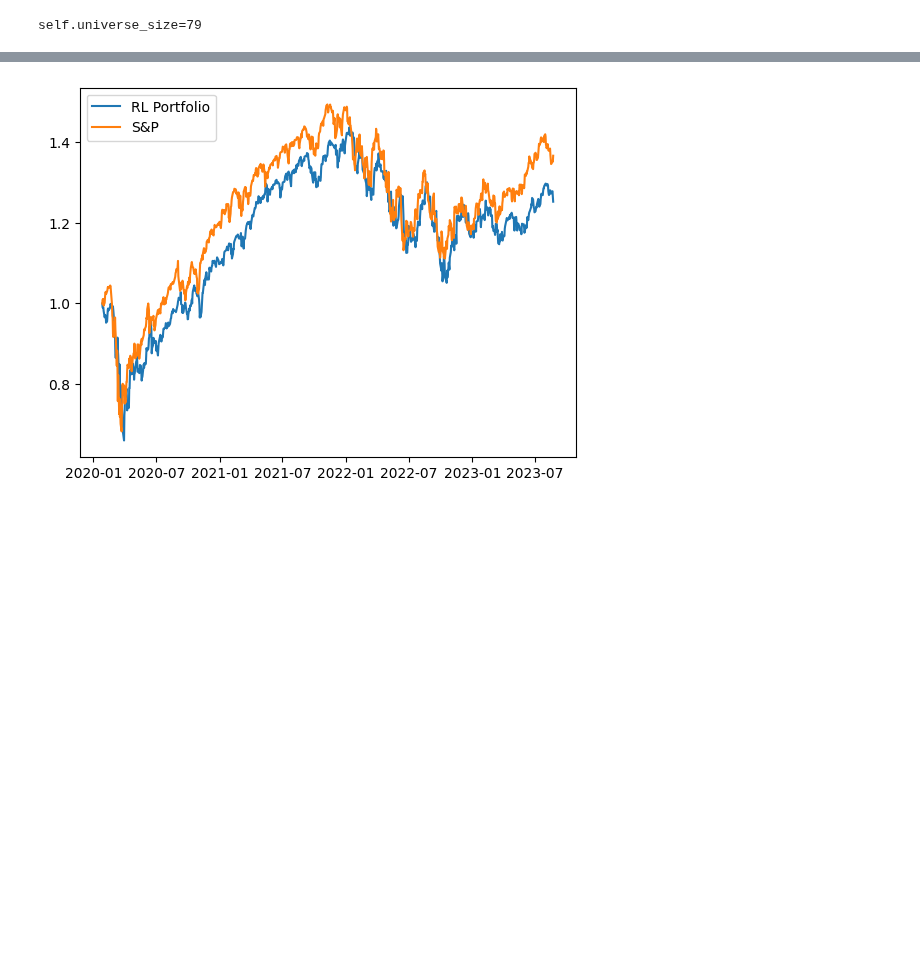
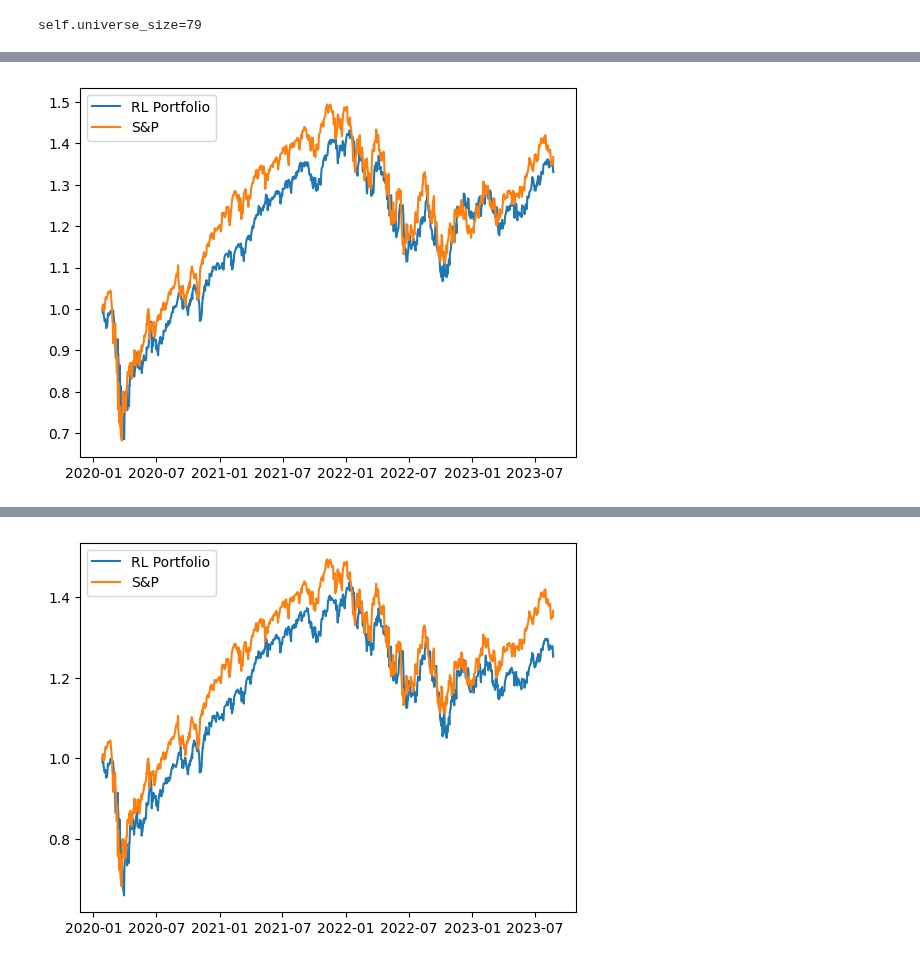
Before and after one commit to bufn403/portfolio-rl, a Jupyter notebook: most-basic sec.ipynb, the cells around one changed output, grey strips where cells are left out. Cells and saved outputs as stored; diff of their text form; code cells hidden in the pictures; blank space fills up the shorter version.

```diff
--- a/most-basic sec.ipynb
+++ b/most-basic sec.ipynb
@@ -724,0 +272,9 @@ self.universe_size=79
+# %%
+# std=0.03, gamma=1-1/5, train 10min
+plt.plot(times_arr, np.array(port_val), label='RL Portfolio')
+plt.plot(times_arr, np.array(snp_val), label='S&P')
+# plt.yscale('log')
+plt.legend()
+plt.show()
+# %% [output]
+[figure, added]
```
Also changed, not shown: parts of 21 cells of this notebook, 5 other files.
